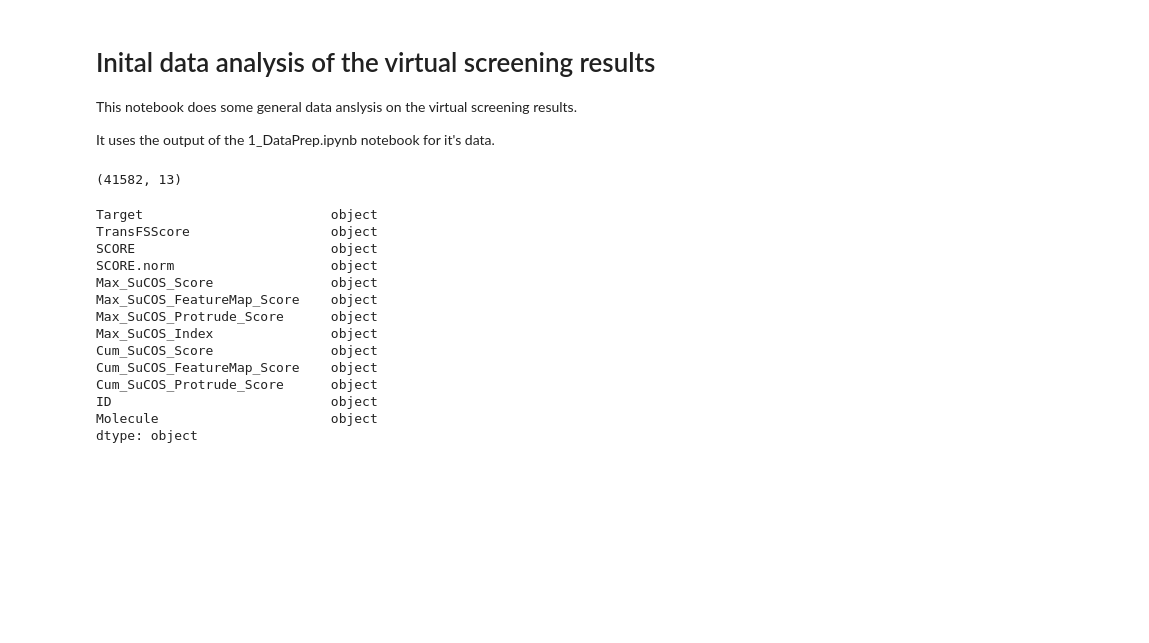
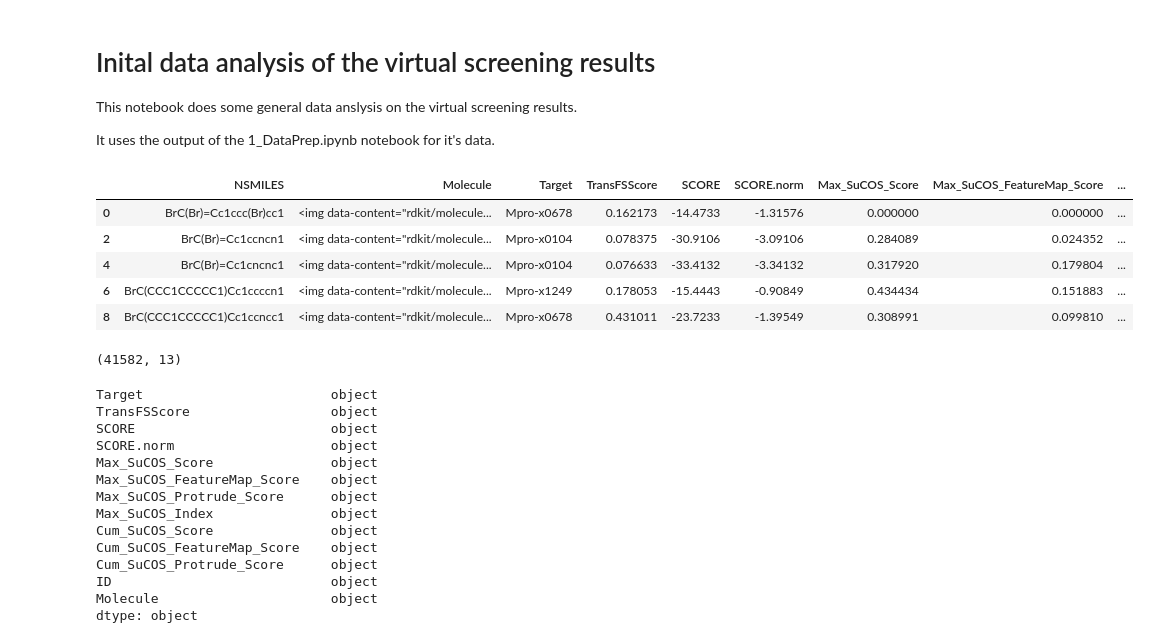
Before and after one commit to tdudgeon/jupyter_mpro, a Jupyter notebook: 2_InititalDataAnalysis.ipynb, the cells around one changed output. Drawn from its saved outputs; the diff is of its cells as text; code cells hidden in the pictures; blank space fills up the shorter version.

```diff
--- a/2_InititalDataAnalysis.ipynb
+++ b/2_InititalDataAnalysis.ipynb
@@ -22,6 +23,17 @@ from rdkit.Chem import PandasTools
 # %%
 # Set the default renderer to png as the data is huge and overwhelms the Javascript renderers
 pio.renderers.default = 'png'
+# %%
+xx = pd.read_pickle('Mpro_16_data.pkl.gz')
+# %%
+xx.head()
+# %% [output]
+|  | NSMILES | Molecule | Target | TransFSScore | SCORE | SCORE.norm | Max_SuCOS_Score | Max_SuCOS_FeatureMap_Score | ... |
+| 0 | BrC(Br)=Cc1ccc(Br)cc1 | <img data-content="rdkit/molecule... | Mpro-x0678 | 0.162173 | -14.4733 | -1.31576 | 0.000000 | 0.000000 | ... |
+| 2 | BrC(Br)=Cc1ccncn1 | <img data-content="rdkit/molecule... | Mpro-x0104 | 0.078375 | -30.9106 | -3.09106 | 0.284089 | 0.024352 | ... |
+| 4 | BrC(Br)=Cc1cncnc1 | <img data-content="rdkit/molecule... | Mpro-x0104 | 0.076633 | -33.4132 | -3.34132 | 0.317920 | 0.179804 | ... |
+| 6 | BrC(CCC1CCCCC1)Cc1ccccn1 | <img data-content="rdkit/molecule... | Mpro-x1249 | 0.178053 | -15.4443 | -0.90849 | 0.434434 | 0.151883 | ... |
+| 8 | BrC(CCC1CCCCC1)Cc1ccncc1 | <img data-content="rdkit/molecule... | Mpro-x0678 | 0.431011 | -23.7233 | -1.39549 | 0.308991 | 0.099810 | ... |
 # %%
 # Currently can't work out how to read the pickle correctly so we read the SDF instead
 df = PandasTools.LoadSDF('./Mpro_16_data.sdf.gz', molColName='Molecule')
```
Also changed, not shown: parts of 1 cell of this notebook, 3 other files.
